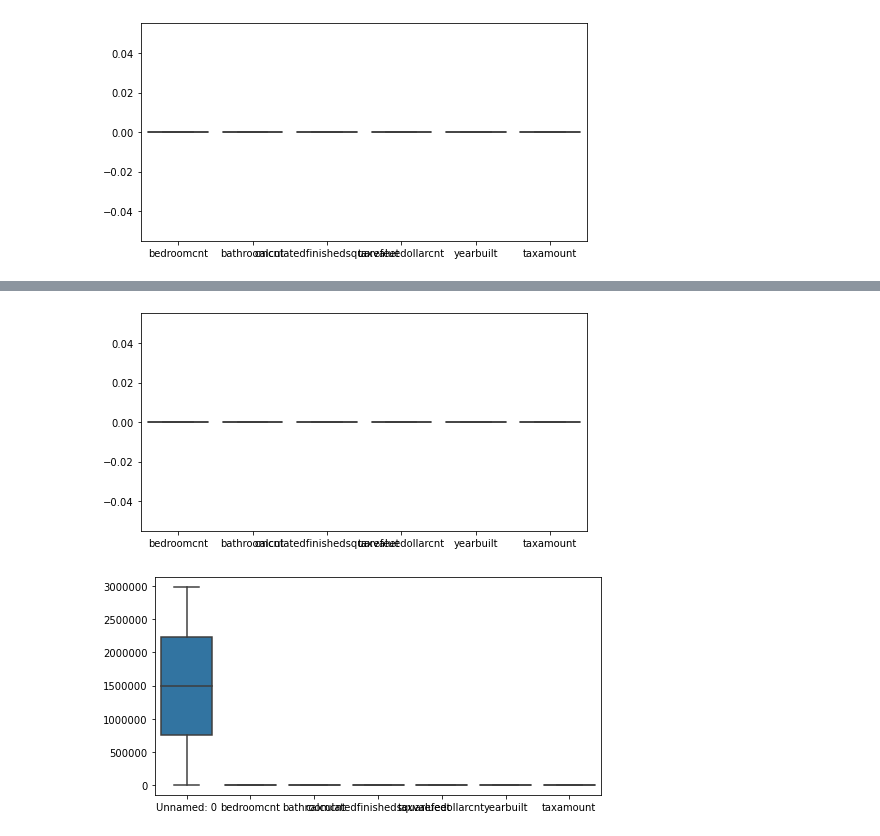
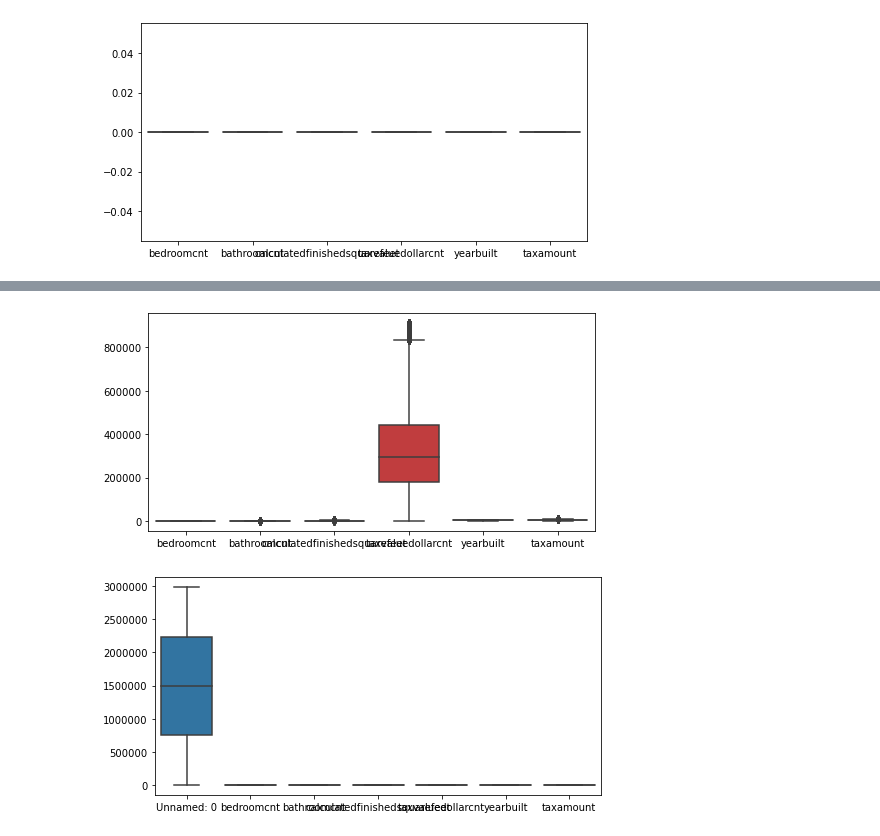
Before and after one commit to SLawsonWoods/regression-exercises, a Jupyter notebook: wrangle.ipynb, the cells around one changed output, grey strips where cells are left out. Cells and saved outputs as stored; diff of their text form; code cells hidden in the pictures.

```diff
--- a/wrangle.ipynb
+++ b/wrangle.ipynb
@@ -151,3 +105,0 @@ df.yearbuilt = df.yearbuilt.isnull() == 1961
-# %%
-#replace null values for taxamount
-df.taxamount = df.taxamount.isnull() == 5634.863752
@@ -167,2 +105,0 @@ dtype: int64
-# %%
-df.fips = df.fips.fillna(df.fips.mode()[0])
@@ -178,2 +105,0 @@ Name: fips, dtype: float64
-# %%
-df.fips = df.fips.astype(str)
@@ -247,5 +148,5 @@ def remove_outliers(df, k, col_list):
 # %%
-#this didn't work it says not to use the - symbol
-df = remove_outliers(df, 1.5, ['bedroomcnt', 'bathroomcnt', 'calculatedfinishedsquarefeet', 'taxvaluedollarcnt', 'taxamount', 'yearbuilt'])
+#n removing outliers
+df = wrangle.remove_outliers(df, 1.5, ['bedroomcnt', 'bathroomcnt', 'calculatedfinishedsquarefeet', 'taxvaluedollarcnt', 'taxamount', 'yearbuilt'])
 df
 # %% [output]
@@ -283,11 +196,11 @@ plt.show()
 # %%
 #visualize the changes in  boxplots
 plt.figure(figsize=(8,4))
 
 plt.ticklabel_format(useOffset=False, style='plain')
-sns.boxplot(data=df.drop(columns=['fips','Unnamed: 0']))
+sns.boxplot(data=df.drop(columns='fips'))
 
 plt.show()
 # %% [output]
-[figure, old version]
+[figure, new version]
 # %%
```
Also changed, not shown: parts of 18 cells of this notebook.
